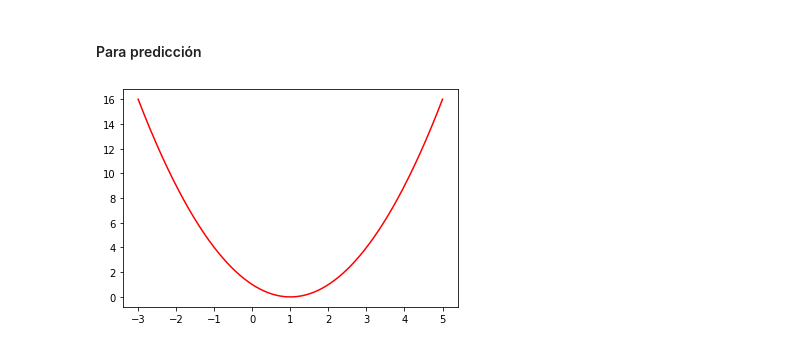
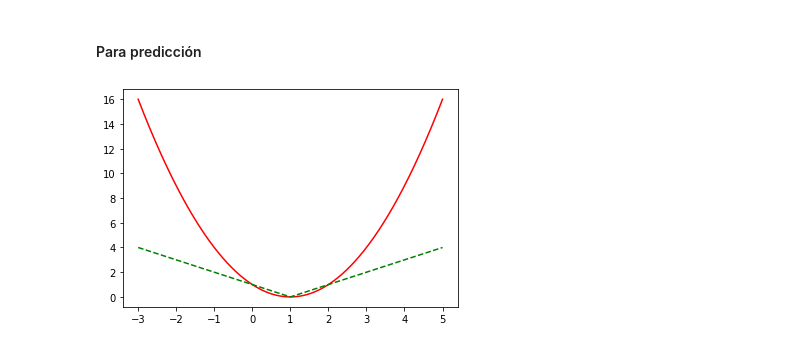
Before and after one commit to langheran/MLScripts, a Jupyter notebook: Python/learning/Deep Learning con Tensorflow - Juan Gomila.ipynb, the cells around one changed output. Drawn from its saved outputs; the diff is of its cells as text; code cells hidden in the pictures.

```diff
--- a/Python/learning/Deep Learning con Tensorflow - Juan Gomila.ipynb
+++ b/Python/learning/Deep Learning con Tensorflow - Juan Gomila.ipynb
@@ -380,6 +380,7 @@ import matplotlib.pyplot as plt
 # %%
 x_array = session.run(x_vals)
 plt.plot(x_array, l2_y_out, 'r-', label='L2')
+plt.plot(x_array, l1_y_out, 'g--', label='L1')
 plt.show()
 # %% [output]
-[figure, old version]
+[figure, new version]
```
